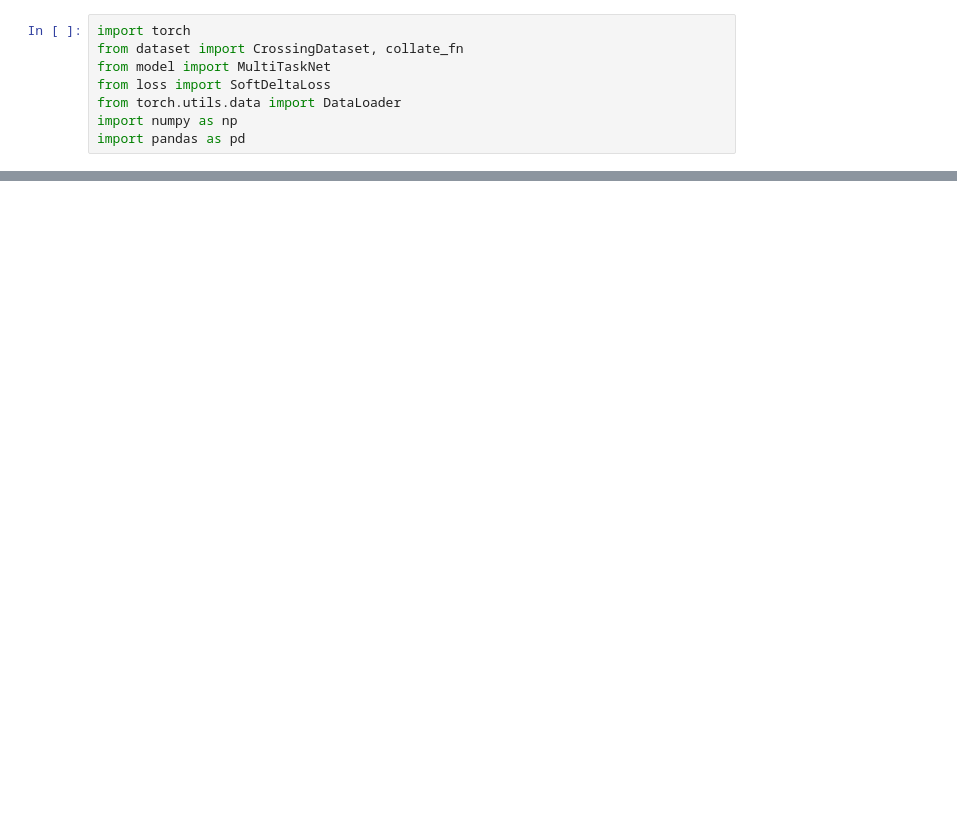
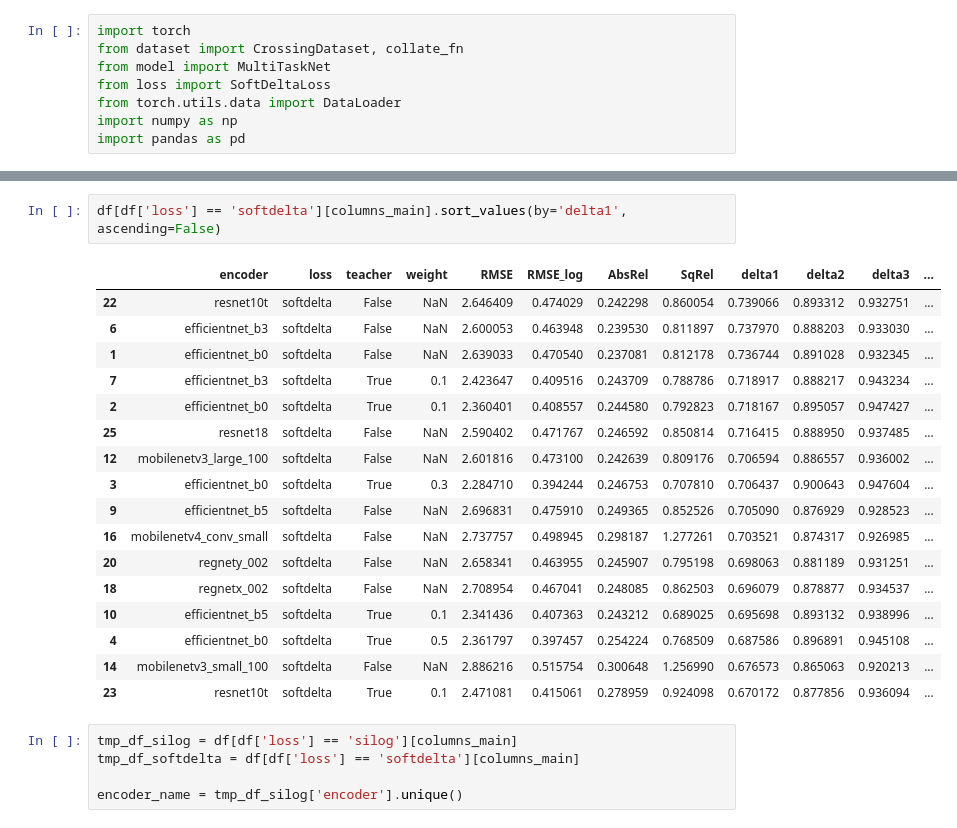
Before and after one commit to godofinvoker44/SparseCompletion, a Jupyter notebook: evaluation.ipynb, the cells around one changed output, grey strips where cells are left out. Drawn from its saved outputs; the diff is of its cells as text; blank space fills up the shorter version.

```diff
--- a/evaluation.ipynb
+++ b/evaluation.ipynb
@@ -34,0 +89,25 @@ df.head(10)
+# %%
+df[df['loss'] == 'softdelta'][columns_main].sort_values(by='delta1', ascending=False)
+# %% [output]
+|  | encoder | loss | teacher | weight | RMSE | RMSE_log | AbsRel | SqRel | delta1 | delta2 | delta3 | ... |
+| 22 | resnet10t | softdelta | False | NaN | 2.646409 | 0.474029 | 0.242298 | 0.860054 | 0.739066 | 0.893312 | 0.932751 | ... |
+| 6 | efficientnet_b3 | softdelta | False | NaN | 2.600053 | 0.463948 | 0.239530 | 0.811897 | 0.737970 | 0.888203 | 0.933030 | ... |
+| 1 | efficientnet_b0 | softdelta | False | NaN | 2.639033 | 0.470540 | 0.237081 | 0.812178 | 0.736744 | 0.891028 | 0.932345 | ... |
+| 7 | efficientnet_b3 | softdelta | True | 0.1 | 2.423647 | 0.409516 | 0.243709 | 0.788786 | 0.718917 | 0.888217 | 0.943234 | ... |
+| 2 | efficientnet_b0 | softdelta | True | 0.1 | 2.360401 | 0.408557 | 0.244580 | 0.792823 | 0.718167 | 0.895057 | 0.947427 | ... |
+| 25 | resnet18 | softdelta | False | NaN | 2.590402 | 0.471767 | 0.246592 | 0.850814 | 0.716415 | 0.888950 | 0.937485 | ... |
+| 12 | mobilenetv3_large_100 | softdelta | False | NaN | 2.601816 | 0.473100 | 0.242639 | 0.809176 | 0.706594 | 0.886557 | 0.936002 | ... |
+| 3 | efficientnet_b0 | softdelta | True | 0.3 | 2.284710 | 0.394244 | 0.246753 | 0.707810 | 0.706437 | 0.900643 | 0.947604 | ... |
+| 9 | efficientnet_b5 | softdelta | False | NaN | 2.696831 | 0.475910 | 0.249365 | 0.852526 | 0.705090 | 0.876929 | 0.928523 | ... |
+| 16 | mobilenetv4_conv_small | softdelta | False | NaN | 2.737757 | 0.498945 | 0.298187 | 1.277261 | 0.703521 | 0.874317 | 0.926985 | ... |
+| 20 | regnety_002 | softdelta | False | NaN | 2.658341 | 0.463955 | 0.245907 | 0.795198 | 0.698063 | 0.881189 | 0.931251 | ... |
+| 18 | regnetx_002 | softdelta | False | NaN | 2.708954 | 0.467041 | 0.248085 | 0.862503 | 0.696079 | 0.878877 | 0.934537 | ... |
+| 10 | efficientnet_b5 | softdelta | True | 0.1 | 2.341436 | 0.407363 | 0.243212 | 0.689025 | 0.695698 | 0.893132 | 0.938996 | ... |
+| 4 | efficientnet_b0 | softdelta | True | 0.5 | 2.361797 | 0.397457 | 0.254224 | 0.768509 | 0.687586 | 0.896891 | 0.945108 | ... |
+| 14 | mobilenetv3_small_100 | softdelta | False | NaN | 2.886216 | 0.515754 | 0.300648 | 1.256990 | 0.676573 | 0.865063 | 0.920213 | ... |
+| 23 | resnet10t | softdelta | True | 0.1 | 2.471081 | 0.415061 | 0.278959 | 0.924098 | 0.670172 | 0.877856 | 0.936094 | ... |
+# %%
+tmp_df_silog = df[df['loss'] == 'silog'][columns_main]
+tmp_df_softdelta = df[df['loss'] == 'softdelta'][columns_main]
+
+encoder_name = tmp_df_silog['encoder'].unique()
```
Also changed, not shown: parts of 13 cells of this notebook, 1 other file.
